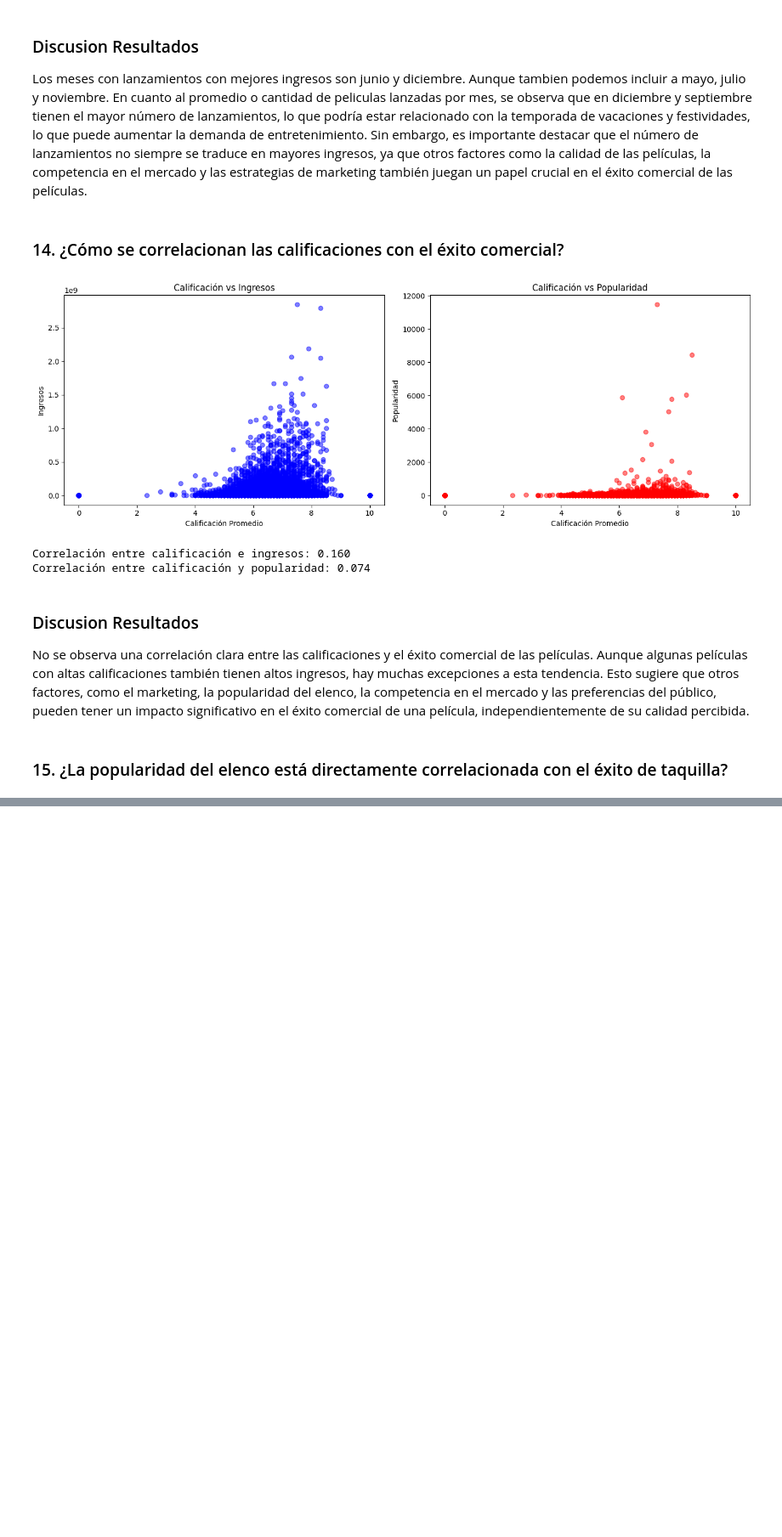
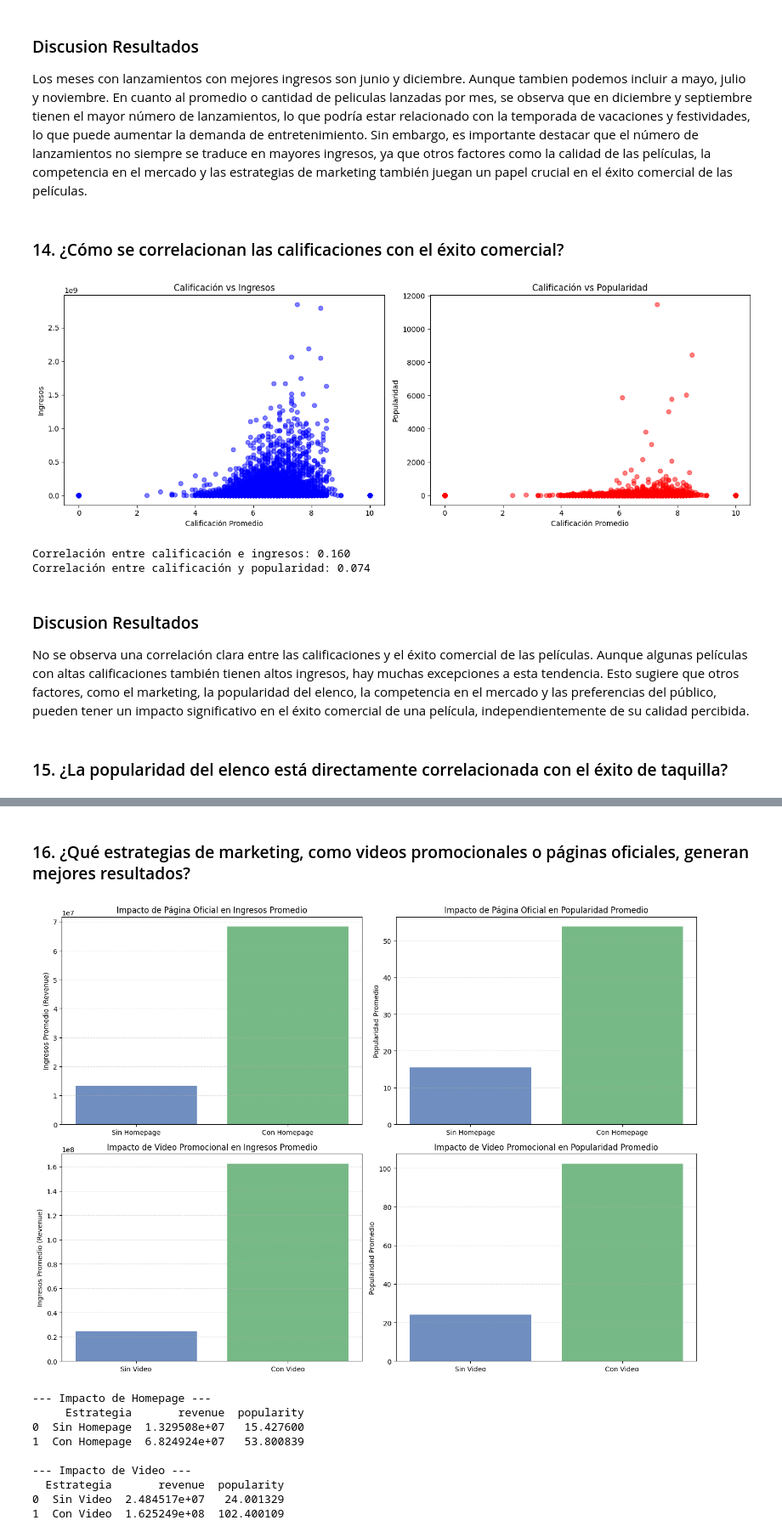
Before and after one commit to Vann06/Mineria_Datos, a Jupyter notebook: Preguntas_Clave/PC_9_16.ipynb, the cells around one changed output, grey strips where cells are left out. Shown at 85% size. Drawn from its saved outputs; the diff is of its cells as text; code cells hidden in the pictures; blank space fills up the shorter version.

```diff
--- a/Preguntas_Clave/PC_9_16.ipynb
+++ b/Preguntas_Clave/PC_9_16.ipynb
@@ -313,0 +366,74 @@ No se observa una correlación clara entre las calificaciones y el éxito comerc
+# %% [markdown]
+### 16. ¿Qué estrategias de marketing, como videos promocionales o páginas oficiales, generan mejores resultados?
+# %%
+# 1. Preparar las variables de estrategia
+if 'homePage' in df.columns:
+    df['has_homepage'] = df['homePage'].apply(lambda x: 0 if pd.isnull(x) or x == '' else 1)
+else:
+    print("Advertencia: La columna 'homePage' no se encontró. Verifica el nombre exacto.")
+    df['has_homepage'] = 0
+if 'video' in df.columns:
+    df['video_bool'] = df['video'].astype(bool).astype(int)
+else:
+    print("Advertencia: La columna 'video' no se encontró.")
+    df['video_bool'] = 0
+
+# 2. Análisis de Impacto de la Página Oficial (Homepage)
+homepage_stats = df.groupby('has_homepage')[['revenue', 'popularity']].mean().reset_index()
+homepage_stats['Estrategia'] = homepage_stats['has_homepage'].map({0: 'Sin Homepage', 1: 'Con Homepage'})
+
+# 3. Análisis de Impacto del Video Promocional
+video_stats = df.groupby('video_bool')[['revenue', 'popularity']].mean().reset_index()
+video_stats['Estrategia'] = video_stats['video_bool'].map({0: 'Sin Video', 1: 'Con Video'})
+
+# 4. Visualización
+fig, axes = plt.subplots(2, 2, figsize=(14, 10))
+colores = ['#4c72b0', '#55a868']
+if not homepage_stats.empty:
+    axes[0, 0].bar(homepage_stats['Estrategia'], homepage_stats['revenue'], color=colores, alpha=0.8)
+axes[0, 0].set_title('Impacto de Página Oficial en Ingresos Promedio')
+axes[0, 0].set_ylabel('Ingresos Promedio (Revenue)')
+axes[0, 0].grid(axis='y', linestyle='--', alpha=0.4)
+
+if not homepage_stats.empty:
+    axes[0, 1].bar(homepage_stats['Estrategia'], homepage_stats['popularity'], color=colores, alpha=0.8)
+axes[0, 1].set_title('Impacto de Página Oficial en Popularidad Promedio')
+axes[0, 1].set_ylabel('Popularidad Promedio')
+axes[0, 1].grid(axis='y', linestyle='--', alpha=0.4)
+
+if len(video_stats) > 1:
+    axes[1, 0].bar(video_stats['Estrategia'], video_stats['revenue'], color=colores, alpha=0.8)
+    axes[1, 0].set_title('Impacto de Video Promocional en Ingresos Promedio')
+    axes[1, 0].set_ylabel('Ingresos Promedio (Revenue)')
+    axes[1, 0].grid(axis='y', linestyle='--', alpha=0.4)
+else:
+    axes[1, 0].text(0.5, 0.5, 'Datos de video insuficientes o sin variación', ha='center')
+
+if len(video_stats) > 1:
+    axes[1, 1].bar(video_stats['Estrategia'], video_stats['popularity'], color=colores, alpha=0.8)
+    axes[1, 1].set_title('Impacto de Video Promocional en Popularidad Promedio')
+    axes[1, 1].set_ylabel('Popularidad Promedio')
+    axes[1, 1].grid(axis='y', linestyle='--', alpha=0.4)
+else:
+    axes[1, 1].text(0.5, 0.5, 'Datos de video insuficientes o sin variación', ha='center')
+plt.tight_layout()
+plt.show()
+
+# Resumen numérico
+print("--- Impacto de Homepage ---")
+if not homepage_stats.empty:
+    print(homepage_stats[['Estrategia', 'revenue', 'popularity']])
+print("\n--- Impacto de Video ---")
+if not video_stats.empty:
+    print(video_stats[['Estrategia', 'revenue', 'popularity']])
+# %% [output]
+[figure, added]
+--- Impacto de Homepage ---
+     Estrategia       revenue  popularity
+0  Sin Homepage  1.329508e+07   15.427600
+1  Con Homepage  6.824924e+07   53.800839
+
+--- Impacto de Video ---
+  Estrategia       revenue  popularity
+0  Sin Video  2.484517e+07   24.001329
+1  Con Video  1.625249e+08  102.400109
```
Also changed, not shown: parts of 5 cells of this notebook, 2 other files.
